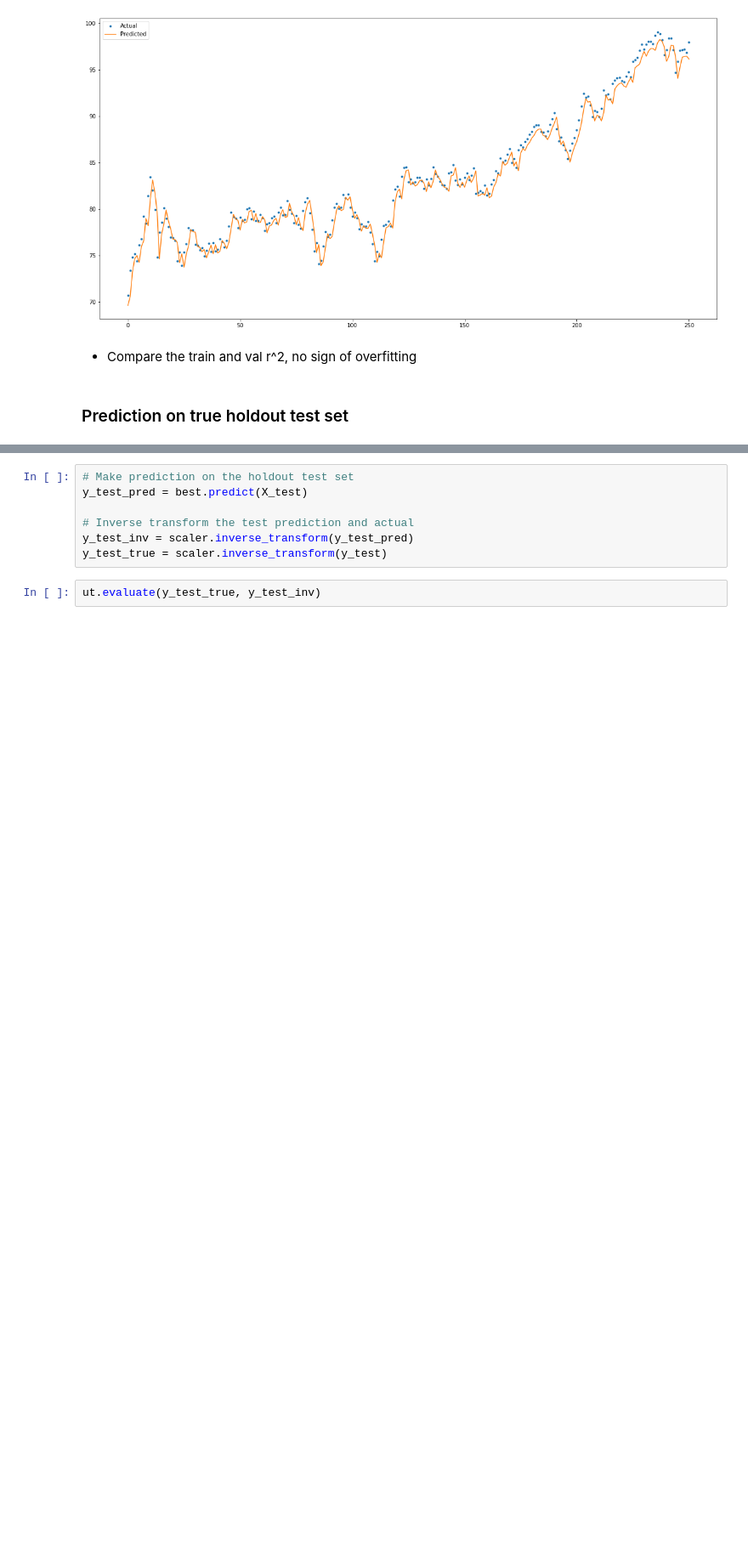
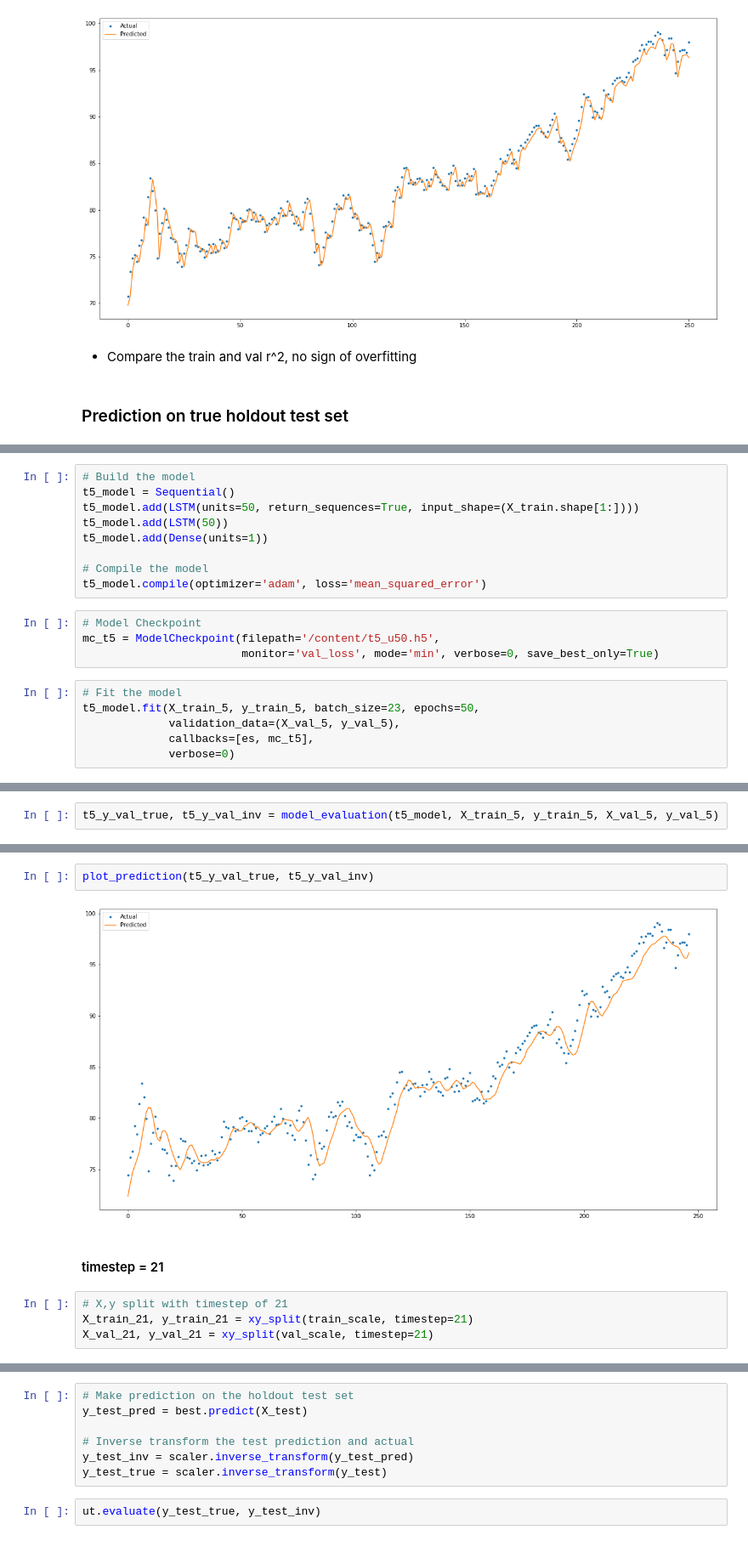
Before and after one commit to jingyunw/Capstone_Project, a Jupyter notebook: LSTM.ipynb, the cells around one changed output, grey strips where cells are left out. Shown: that part at 85% size. Cells and saved outputs as stored; diff of their text form; blank space fills up the shorter version.

```diff
--- a/LSTM.ipynb
+++ b/LSTM.ipynb
@@ -359,0 +352,19 @@ plot_prediction(base_y_val_true, base_y_val_inv)
+# %%
+# Build the model
+t5_model = Sequential()
+t5_model.add(LSTM(units=50, return_sequences=True, input_shape=(X_train.shape[1:])))
+t5_model.add(LSTM(50))
+t5_model.add(Dense(units=1))
+
+# Compile the model
+t5_model.compile(optimizer='adam', loss='mean_squared_error')
+# %%
+# Model Checkpoint
+mc_t5 = ModelCheckpoint(filepath='/content/t5_u50.h5',
+                        monitor='val_loss', mode='min', verbose=0, save_best_only=True)
+# %%
+# Fit the model
+t5_model.fit(X_train_5, y_train_5, batch_size=23, epochs=50,
+             validation_data=(X_val_5, y_val_5),
+             callbacks=[es, mc_t5],
+             verbose=0)
@@ -359,0 +373,2 @@ plot_prediction(base_y_val_true, base_y_val_inv)
+# %%
+t5_y_val_true, t5_y_val_inv = model_evaluation(t5_model, X_train_5, y_train_5, X_val_5, y_val_5)
@@ -359,0 +388,10 @@ plot_prediction(base_y_val_true, base_y_val_inv)
+# %%
+plot_prediction(t5_y_val_true, t5_y_val_inv)
+# %% [output]
+[figure, added]
+# %% [markdown]
+#### timestep = 21
+# %%
+# X,y split with timestep of 21
+X_train_21, y_train_21 = xy_split(train_scale, timestep=21)
+X_val_21, y_val_21 = xy_split(val_scale, timestep=21)
```
Also changed, not shown: parts of 103 cells of this notebook, 1 other file.
